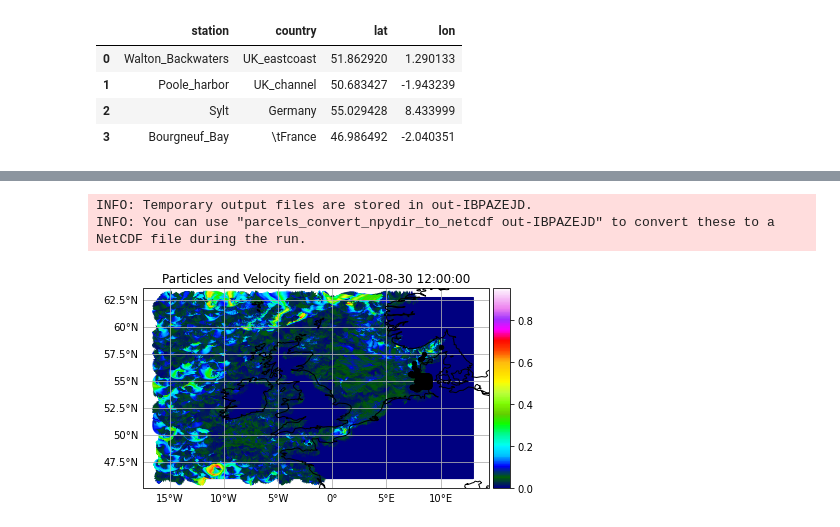
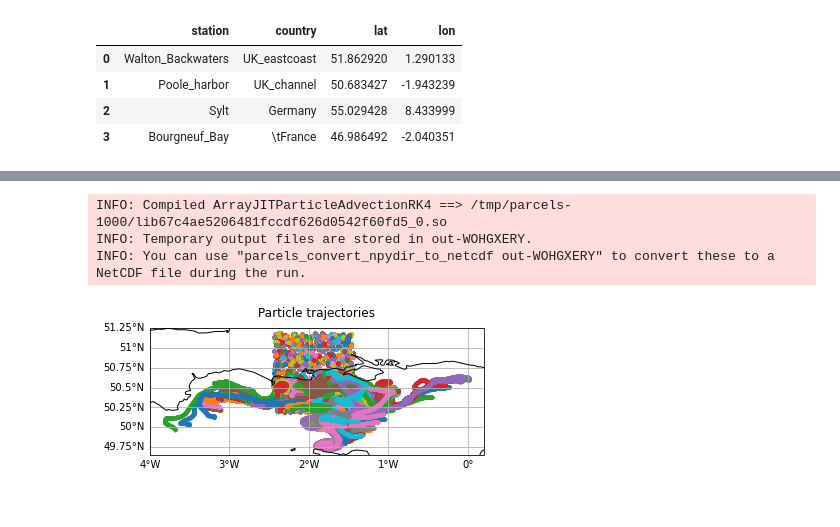
Before and after one commit to tcknoop/parcels_test, a Jupyter notebook: test_thorben.ipynb, the cells around one changed output, grey strips where cells are left out. Drawn from its saved outputs; the diff is of its cells as text; code cells hidden in the pictures.

```diff
--- a/test_thorben.ipynb
+++ b/test_thorben.ipynb
@@ -4,0 +1,8 @@
+# %%
+#parameters
+station_name = 'Poole_harbor'
+particle_size = 1000
+region_size = 1
+runtime_d = 30 #runtime in days
+timestep_m = 15 # timestep in minutes
+seed = 0
@@ -62,27 +86,16 @@ stations
 # %%
 dom = {'N':60, 'S':46, 'E':12.5, 'W':-4}#
 
-def make_landmask(data):
-    """Returns landmask where land = 1 and ocean = 0
-    fielddata is a netcdf fle.
-    """
-    datafile = Dataset(data)
 
-    landmask = datafile.variables['uo'][0, 0]
-    landmask = np.ma.masked_invalid(landmask)
-    landmask = landmask.mask.astype('int')
-
-    return landmask
-
-
-
-def genStationParticle(index, num = 1000, size = 1):
+def genStationParticle(station_name, num = 1000, size = 1):
 
     '''
     generates [num] number of random coordinates
     in a box centered around [lat,lon] of a station from station.csv with a side length of [size]
     '''
+    index = stations[stations['station'] == station_name].index[0]
     print(f'Station: {stations.loc[index,"station"]}')
+
     lat = stations.loc[index,'lat']
     lon = stations.loc[index,'lon']
 
@@ -102,6 +115,6 @@ def genStationParticle(index, num = 1000, size = 1):
     pset.show(field=fieldset.U,domain = dom)
     return pset
 # %%
-np.random.seed(0)
-pset_sylt = genStationParticle(index = 2)
+np.random.seed(seed)
+pset = genStationParticle(station_name = station_name, num = particle_size, size = region_size)
 # %% [output]
@@ -114,11 +125,16 @@ pset_sylt.show(field=fieldset.U,domain =  {'N':56, 'S':54, 'E':10, 'W':7.5})
 # %%
-output_file = pset_sylt.ParticleFile(name="sylt_particles.nc", outputdt=timedelta(hours=1)) # the file name and the time step of the outputs
-pset_sylt.execute(AdvectionRK4,                 # the kernel (which defines how particles move)
-             runtime=timedelta(days=30),    # the total length of the run
-             dt=timedelta(minutes=10),      # the timestep of the kernel
+output_file = pset.ParticleFile(name="output_particles.nc", outputdt=timedelta(hours=1)) # the file name and the time step of the outputs
+pset.execute(AdvectionRK4,                 # the kernel (which defines how particles move)
+             runtime=timedelta(days=runtime_d),    # the total length of the run
+             dt=timedelta(minutes=timestep_m),      # the timestep of the kernel
              output_file=output_file)
-pset_sylt.show(field='vector')
+#pset.show(field='vector')
+message_str = f"particle set with:\n station name: {station_name}\n runtime: {runtime_d} days\n simulation timestep: {timestep_m} minutes\n particle number: {particle_size}\noutput_timestep: 1 hour "
+output_file.add_metadata(name = station_name, message = message_str)
+output_file.export()
+plotTrajectoriesFile('output_particles.nc');
 # %% [output]
-INFO: Temporary output files are stored in out-IBPAZEJD.
-INFO: You can use "parcels_convert_npydir_to_netcdf out-IBPAZEJD" to convert these to a NetCDF file during the run.
+INFO: Compiled ArrayJITParticleAdvectionRK4 ==> /tmp/parcels-1000/lib67c4ae5206481fccdf626d0542f60fd5_0.so
+INFO: Temporary output files are stored in out-WOHGXERY.
+INFO: You can use "parcels_convert_npydir_to_netcdf out-WOHGXERY" to convert these to a NetCDF file during the run.
-[figure, old version]
+[figure, new version]
```
Also changed, not shown: parts of 5 cells of this notebook.
